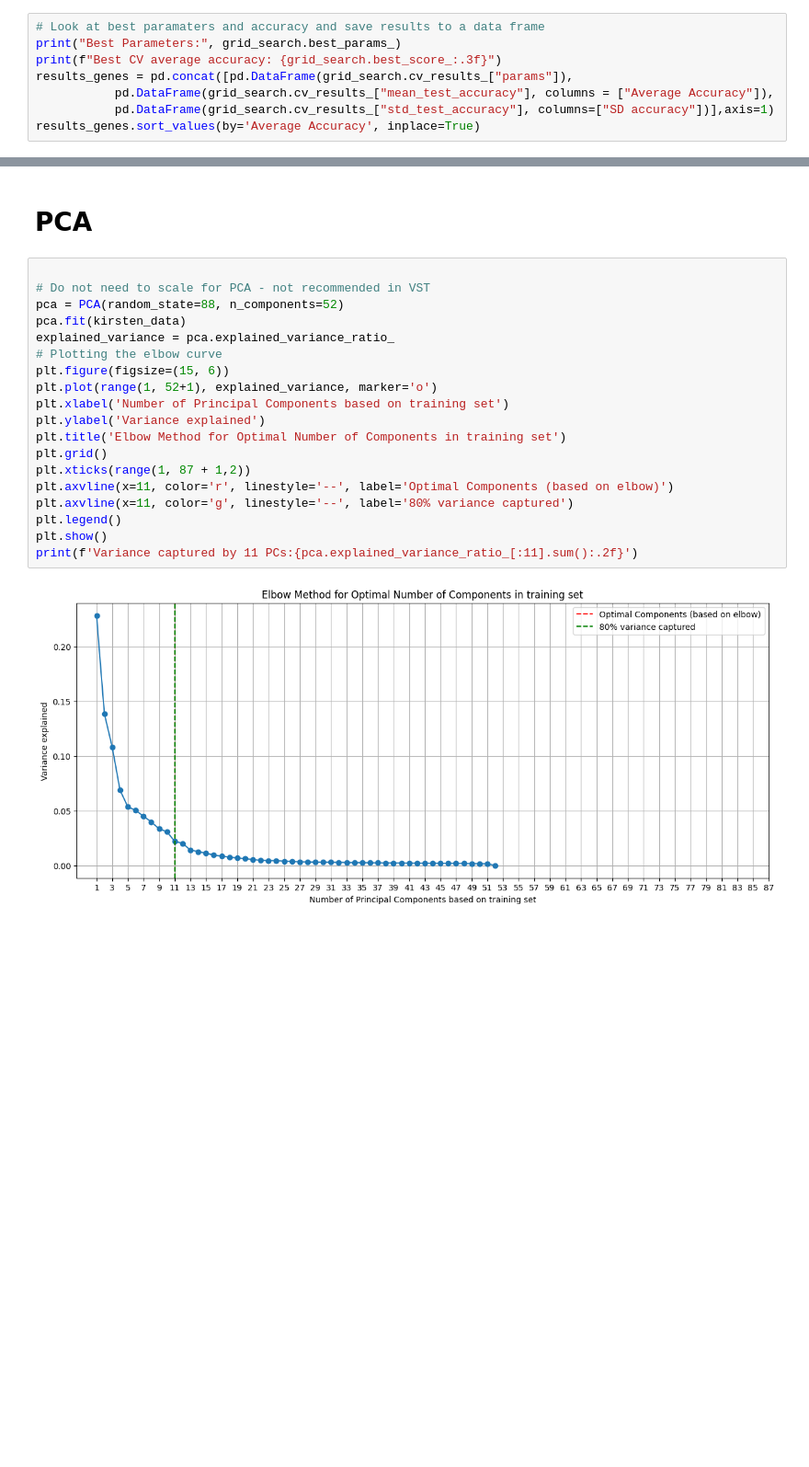
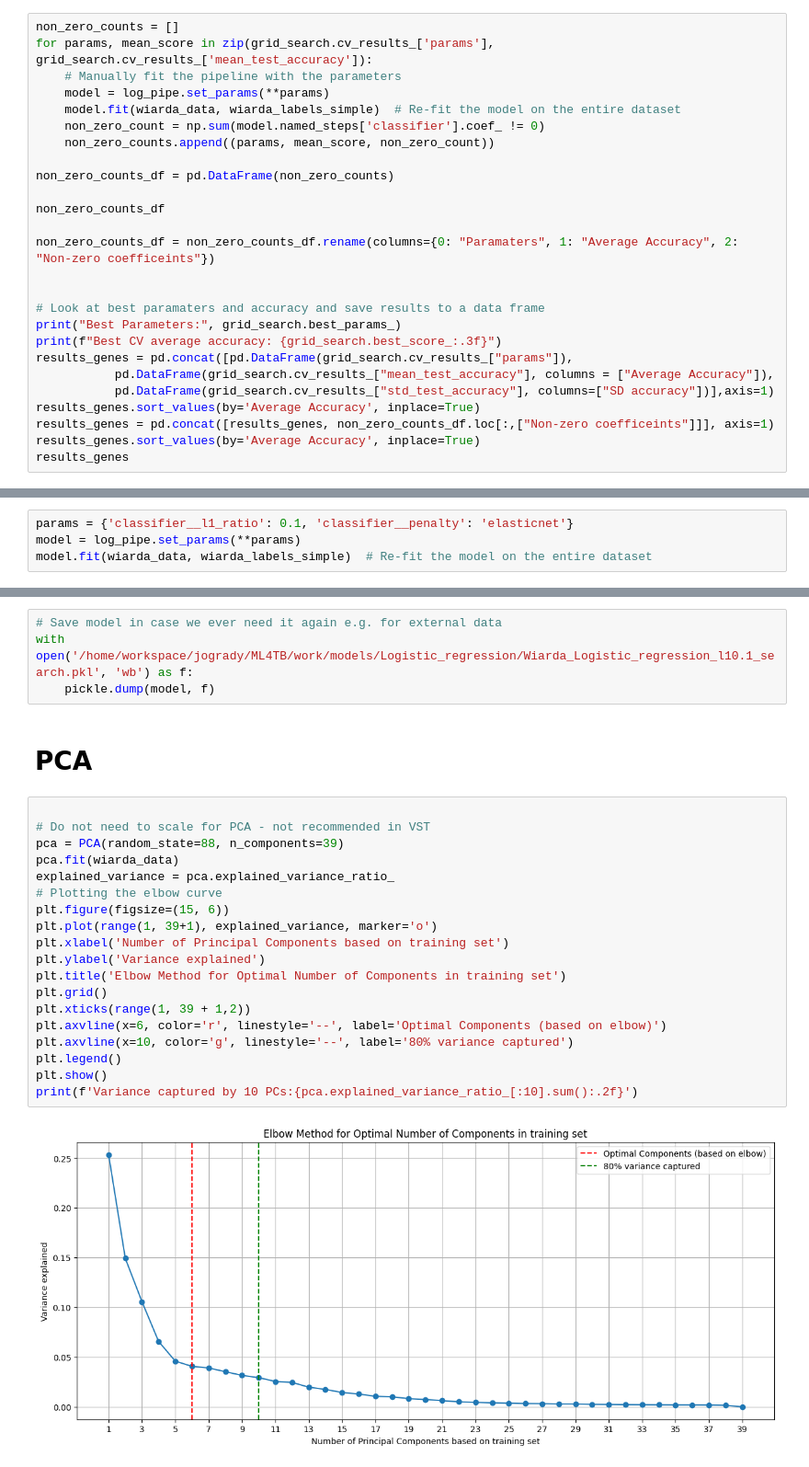
Before and after one commit to jfogrady1/ML4Tb, a Jupyter notebook: bin/Logistic_regression/3_Wiarda_data_Logistic_regression.ipynb, the cells around one changed output, grey strips where cells are left out. Shown at 92% size. Drawn from its saved outputs; the diff is of its cells as text; blank space fills up the shorter version.

Commit message:
ALL logistic complete

```diff
--- a/bin/Logistic_regression/3_Wiarda_data_Logistic_regression.ipynb
+++ b/bin/Logistic_regression/3_Wiarda_data_Logistic_regression.ipynb
@@ -158,6 +158,21 @@ GridSearchCV(cv=PredefinedSplit(test_fold=array([ 9,  3, 10, 11,  6,  0,  2,  4,
              refit='accuracy',
              scoring={'accuracy': make_scorer(accuracy_score)}, verbose=3)
 # %%
+non_zero_counts = []
+for params, mean_score in zip(grid_search.cv_results_['params'], grid_search.cv_results_['mean_test_accuracy']):
+    # Manually fit the pipeline with the parameters
+    model = log_pipe.set_params(**params)
+    model.fit(wiarda_data, wiarda_labels_simple)  # Re-fit the model on the entire dataset
+    non_zero_count = np.sum(model.named_steps['classifier'].coef_ != 0)
+    non_zero_counts.append((params, mean_score, non_zero_count))
+
+non_zero_counts_df = pd.DataFrame(non_zero_counts)
+
+non_zero_counts_df
+
+non_zero_counts_df = non_zero_counts_df.rename(columns={0: "Paramaters", 1: "Average Accuracy", 2: "Non-zero coefficeints"})
+
+
 # Look at best paramaters and accuracy and save results to a data frame
 print("Best Parameters:", grid_search.best_params_)
 print(f"Best CV average accuracy: {grid_search.best_score_:.3f}")
@@ -165,6 +180,9 @@ results_genes = pd.concat([pd.DataFrame(grid_search.cv_results_["params"]),
            pd.DataFrame(grid_search.cv_results_["mean_test_accuracy"], columns = ["Average Accuracy"]),
            pd.DataFrame(grid_search.cv_results_["std_test_accuracy"], columns=["SD accuracy"])],axis=1)
 results_genes.sort_values(by='Average Accuracy', inplace=True)
+results_genes = pd.concat([results_genes, non_zero_counts_df.loc[:,["Non-zero coefficeints"]]], axis=1)
+results_genes.sort_values(by='Average Accuracy', inplace=True)
+results_genes
 # %% [output]
 Best Parameters: {'classifier__l1_ratio': 0.1, 'classifier__penalty': 'elasticnet'}
 Best CV average accuracy: 0.846
@@ -206,0 +206,4 @@ data_test
+# %%
+params = {'classifier__l1_ratio': 0.1, 'classifier__penalty': 'elasticnet'}
+model = log_pipe.set_params(**params)
+model.fit(wiarda_data, wiarda_labels_simple)  # Re-fit the model on the entire dataset
@@ -207,23 +216,27 @@ data_test
+# %%
+# Save model in case we ever need it again e.g. for external data
+with open('/home/workspace/jogrady/ML4TB/work/models/Logistic_regression/Wiarda_Logistic_regression_l10.1_search.pkl', 'wb') as f:
+    pickle.dump(model, f)
 # %% [markdown]
 # PCA
 # %%
 
 # Do not need to scale for PCA - not recommended in VST
-pca = PCA(random_state=88, n_components=52)
-pca.fit(kirsten_data)
+pca = PCA(random_state=88, n_components=39)
+pca.fit(wiarda_data)
 explained_variance = pca.explained_variance_ratio_
 # Plotting the elbow curve
 plt.figure(figsize=(15, 6))
-plt.plot(range(1, 52+1), explained_variance, marker='o')
+plt.plot(range(1, 39+1), explained_variance, marker='o')
 plt.xlabel('Number of Principal Components based on training set')
 plt.ylabel('Variance explained')
 plt.title('Elbow Method for Optimal Number of Components in training set')
 plt.grid()
-plt.xticks(range(1, 87 + 1,2))
-plt.axvline(x=11, color='r', linestyle='--', label='Optimal Components (based on elbow)')
-plt.axvline(x=11, color='g', linestyle='--', label='80% variance captured')
+plt.xticks(range(1, 39 + 1,2))
+plt.axvline(x=6, color='r', linestyle='--', label='Optimal Components (based on elbow)')
+plt.axvline(x=10, color='g', linestyle='--', label='80% variance captured')
 plt.legend()
 plt.show()
-print(f'Variance captured by 11 PCs:{pca.explained_variance_ratio_[:11].sum():.2f}')
+print(f'Variance captured by 10 PCs:{pca.explained_variance_ratio_[:10].sum():.2f}')
 # %% [output]
-[figure, old version]
+[figure, new version]
```
Also changed, not shown: parts of 31 cells of this notebook, 4 other files.
